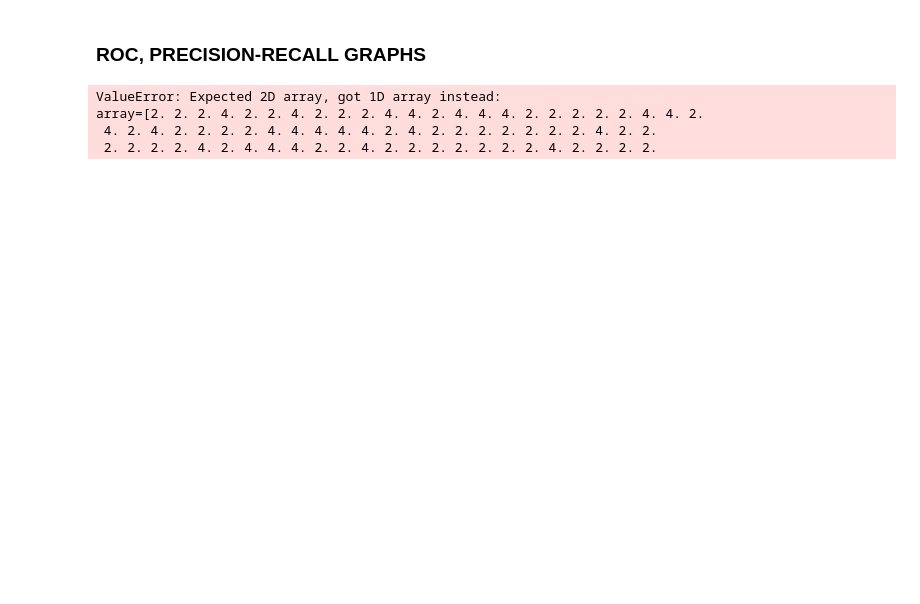
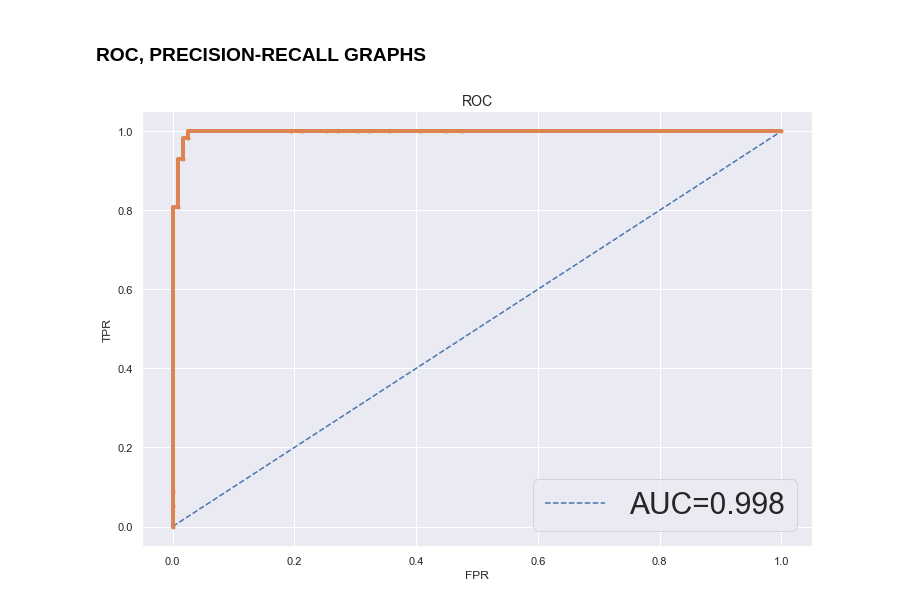
Before and after one commit to harrisonmiller13/ML-Breast-Cancer-Classification, a Jupyter notebook: FNA BC Classification.ipynb, the cells around one changed output. Saved outputs shown, nothing was run; the diff lists cells and outputs as text; code cells hidden in the pictures; blank space fills up the shorter version.

```diff
--- a/FNA BC Classification.ipynb
+++ b/FNA BC Classification.ipynb
@@ -401,21 +419,25 @@ InvocationException: GraphViz's executables not found
 # %% [markdown]
 ### ROC, PRECISION-RECALL GRAPHS
 # %%
-
-#calculate ROC curve
-from sklearn.metrics import roc_curve
-from sklearn.metrics import roc_auc_score
-probs = extratrees.predict_proba(features_test)
-probs = probs[:,1]
-fpr, tpr, thresholds = roc_curve(target_test,probs, pos_label= 4)
-plt.plot([0,1],[0,1], linestyle='--')
-plt.plot(fpr, tpr, marker = '.')
-plt.show()
+def plot_ROC_curve(x_test,y_test,model):
+    from sklearn.metrics import roc_curve
+    from sklearn.metrics import roc_auc_score
+    probs = model.predict_proba(x_test)
+    probs = probs[:,1]
+    fpr, tpr, thresholds = roc_curve(y_test,probs, pos_label= 4)
+    auc = roc_auc_score(y_test, probs)
+    plt.figure(figsize=(12,8))
+    plt.title("ROC",fontsize = 14)
+    plt.xlabel("FPR", fontsize = 12)
+    plt.ylabel("TPR", fontsize = 12)
+    plt.plot([0,1],[0,1], linestyle='--')
+    plt.plot(fpr, tpr, marker = '.', linewidth = 4)
+    plt.legend(["AUC=%.3f"%auc],loc = 'lower right',prop={'size': 30})
+    plt.show()
-# %% [output]
-ValueError: Expected 2D array, got 1D array instead:
-array=[2. 2. 2. 4. 2. 2. 4. 2. 2. 2. 4. 4. 2. 4. 4. 4. 2. 2. 2. 2. 2. 4. 4. 2.
- 4. 2. 4. 2. 2. 2. 2. 4. 4. 4. 4. 4. 2. 4. 2. 2. 2. 2. 2. 2. 2. 4. 2. 2.
- 2. 2. 2. 2. 4. 2. 4. 4. 4. 2. 2. 4. 2. 2. 2. 2. 2. 2. 2. 4. 2. 2. 2. 2.
+# %%
+plot_ROC_curve(features_test,target_test,extratreesus)
+# %% [output]
+[figure, added]
 # %%
 #calculate Precision-Recall curve
 from sklearn.metrics import precision_recall_curve
```
Also changed, not shown: parts of 11 cells of this notebook, 4 other files.
